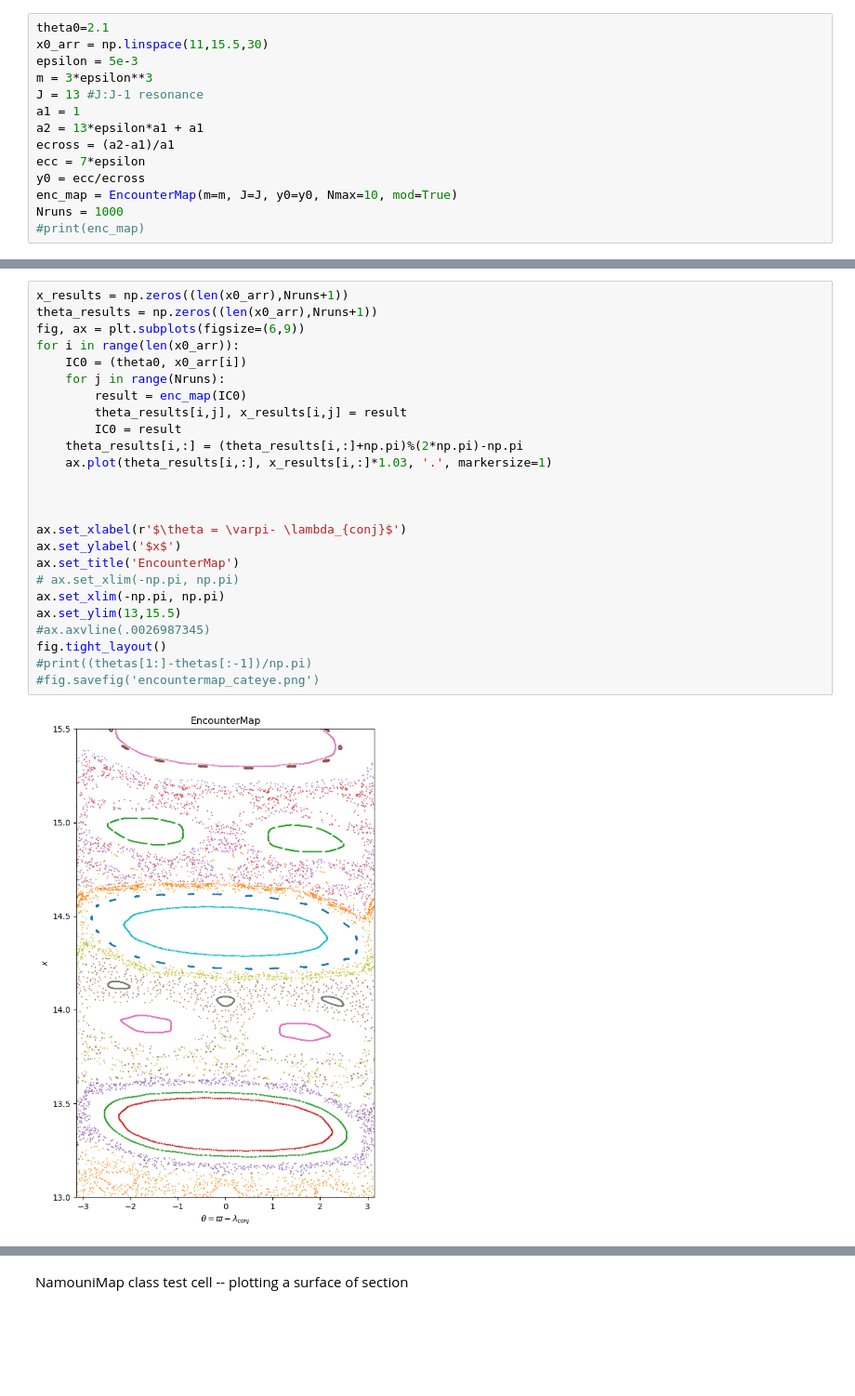
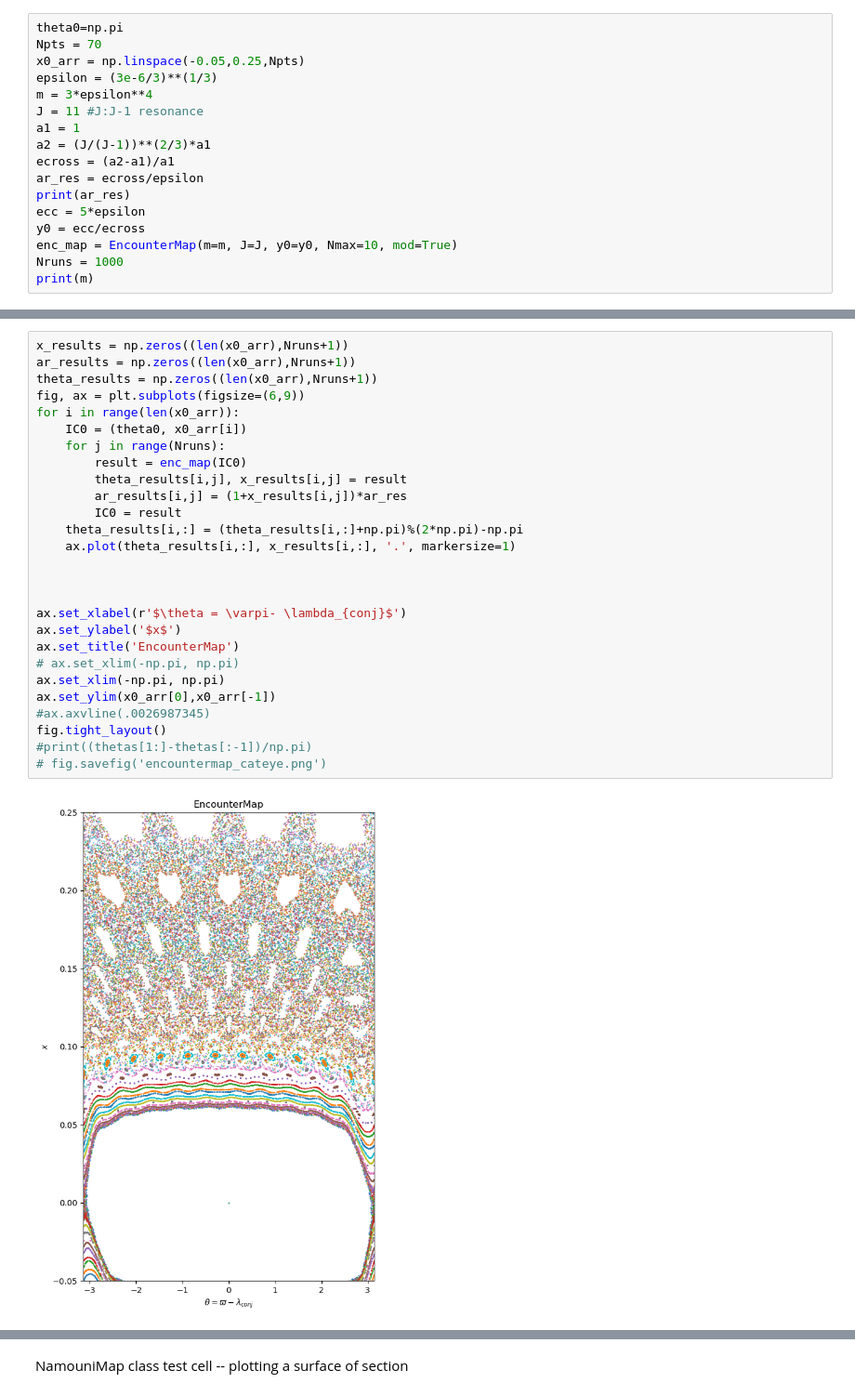
Before and after one commit to Supa-wich/3brproject, a Jupyter notebook: testmap.ipynb, the cells around one changed output, grey strips where cells are left out. Shown at 93% size. Cells and saved outputs as stored; diff of their text form; blank space fills up the shorter version.

```diff
--- a/testmap.ipynb
+++ b/testmap.ipynb
@@ -400,14 +683,17 @@ array([ 0.0578981, 13.0394752])
 # %%
-theta0=2.1
-x0_arr = np.linspace(11,15.5,30)
-epsilon = 5e-3
-m = 3*epsilon**3
-J = 13 #J:J-1 resonance
+theta0=np.pi
+Npts = 70
+x0_arr = np.linspace(-0.05,0.25,Npts)
+epsilon = (3e-6/3)**(1/3)
+m = 3*epsilon**4
+J = 11 #J:J-1 resonance
 a1 = 1
-a2 = 13*epsilon*a1 + a1
+a2 = (J/(J-1))**(2/3)*a1
 ecross = (a2-a1)/a1
-ecc = 7*epsilon
+ar_res = ecross/epsilon
+print(ar_res)
+ecc = 5*epsilon
 y0 = ecc/ecross
 enc_map = EncounterMap(m=m, J=J, y0=y0, Nmax=10, mod=True)
 Nruns = 1000
-#print(enc_map)
+print(m)
@@ -414,27 +712,29 @@ Nruns = 1000
 # %%
 x_results = np.zeros((len(x0_arr),Nruns+1))
+ar_results = np.zeros((len(x0_arr),Nruns+1))
 theta_results = np.zeros((len(x0_arr),Nruns+1))
 fig, ax = plt.subplots(figsize=(6,9))
 for i in range(len(x0_arr)):
     IC0 = (theta0, x0_arr[i])
     for j in range(Nruns):
         result = enc_map(IC0)
         theta_results[i,j], x_results[i,j] = result
+        ar_results[i,j] = (1+x_results[i,j])*ar_res
         IC0 = result
     theta_results[i,:] = (theta_results[i,:]+np.pi)%(2*np.pi)-np.pi
-    ax.plot(theta_results[i,:], x_results[i,:]*1.03, '.', markersize=1)
+    ax.plot(theta_results[i,:], x_results[i,:], '.', markersize=1)
 
 
 
 ax.set_xlabel(r'$\theta = \varpi- \lambda_{conj}$')
 ax.set_ylabel('$x$')
 ax.set_title('EncounterMap')
 # ax.set_xlim(-np.pi, np.pi)
 ax.set_xlim(-np.pi, np.pi)
-ax.set_ylim(13,15.5)
+ax.set_ylim(x0_arr[0],x0_arr[-1])
 #ax.axvline(.0026987345)
 fig.tight_layout()
 #print((thetas[1:]-thetas[:-1])/np.pi)
-#fig.savefig('encountermap_cateye.png')
+# fig.savefig('encountermap_cateye.png')
 # %% [output]
-[figure, old version]
+[figure, new version]
```
Also changed, not shown: parts of 40 cells of this notebook.
